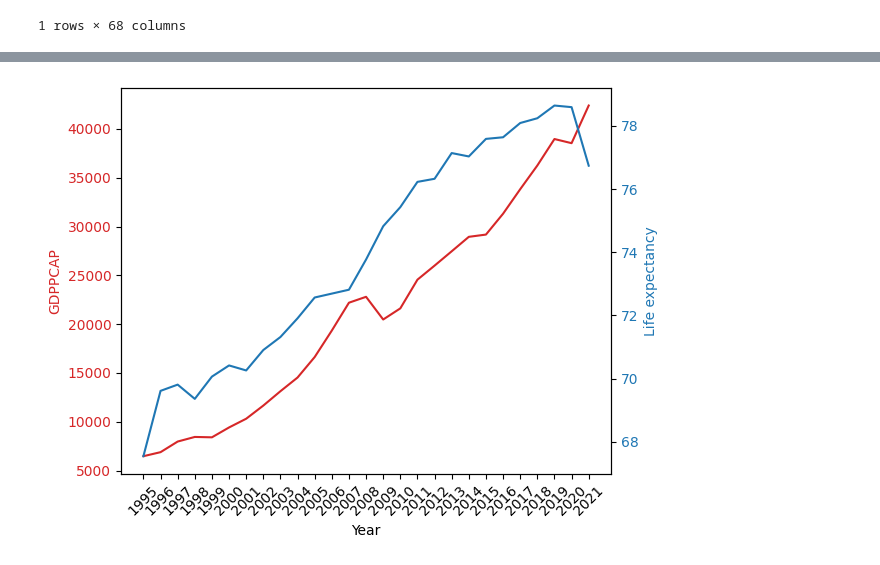
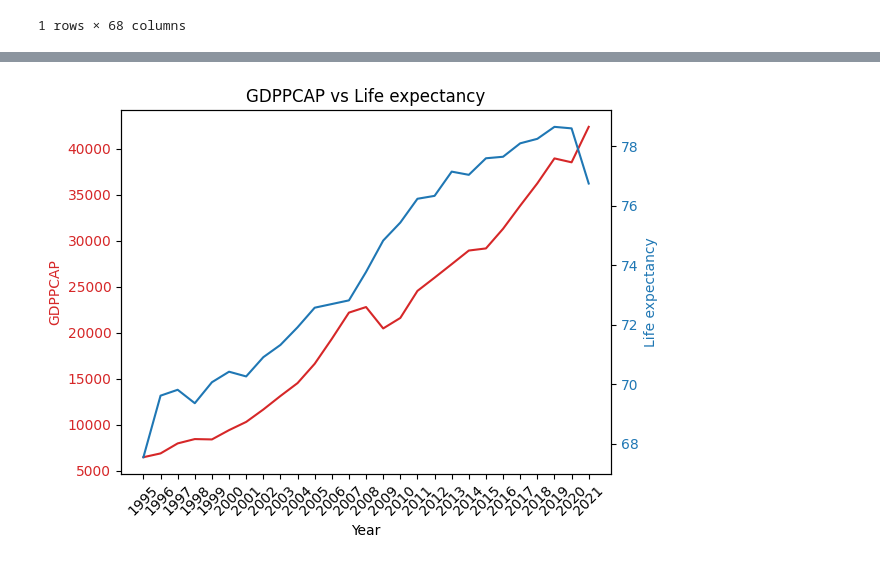
Before and after one commit to varjakm/Andmetehnika_projekt, a Jupyter notebook: projekt.ipynb, the cells around one changed output, grey strips where cells are left out. Drawn from its saved outputs; the diff is of its cells as text; code cells hidden in the pictures.

```diff
--- a/projekt.ipynb
+++ b/projekt.ipynb
@@ -474,24 +466,25 @@ df_estonia
 # %%
 fig, ax1 = plt.subplots()
 color = 'tab:red'
+ax1.set_title('GDPPCAP vs Life expectancy')
 ax1.set_xlabel('Year')
 ax1.set_ylabel('GDPPCAP', color=color)
 ax1.plot(df_estonia['Year'], df_estonia['GDPPCAP'], color=color)
 ax1.tick_params(axis='y', labelcolor=color)
 plt.xticks(rotation=45)
 
 ax2 = ax1.twinx()
 color = 'tab:blue'
 ax2.set_ylabel('Life expectancy', color=color)
 ax2.plot(df_estonia['Year'], df_estonia['Life expectancy'], color=color)
 ax2.tick_params(axis='y', labelcolor=color)
 
 fig.tight_layout()
 
 
 plt.show()
 # %% [output]
-[figure, old version]
+[figure, new version]
 # %%
 #Also that to csv file
 df_estonia.to_csv('ForPowerBI/df_estonia.csv')
```
Also changed, not shown: parts of 5 cells of this notebook.
